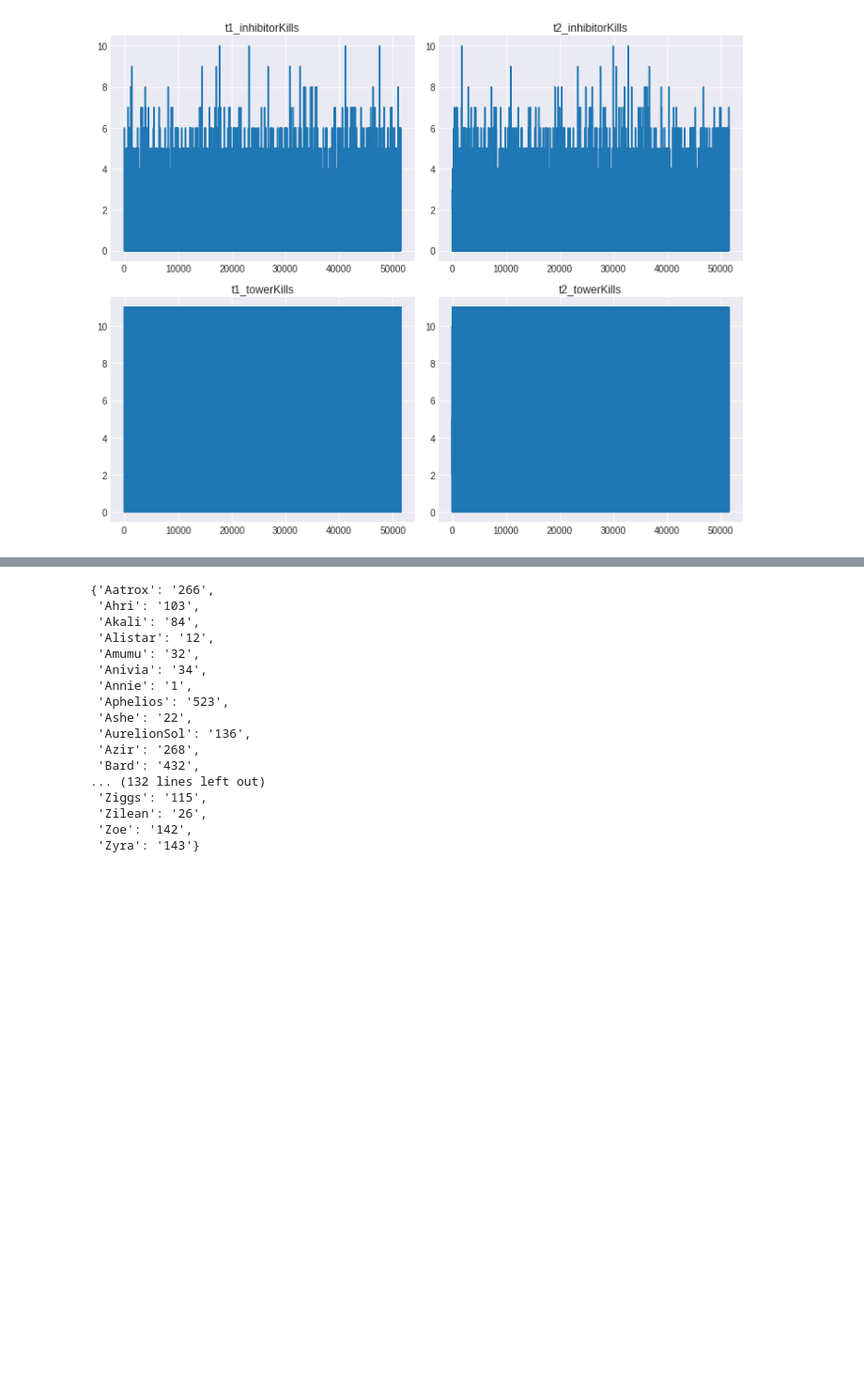
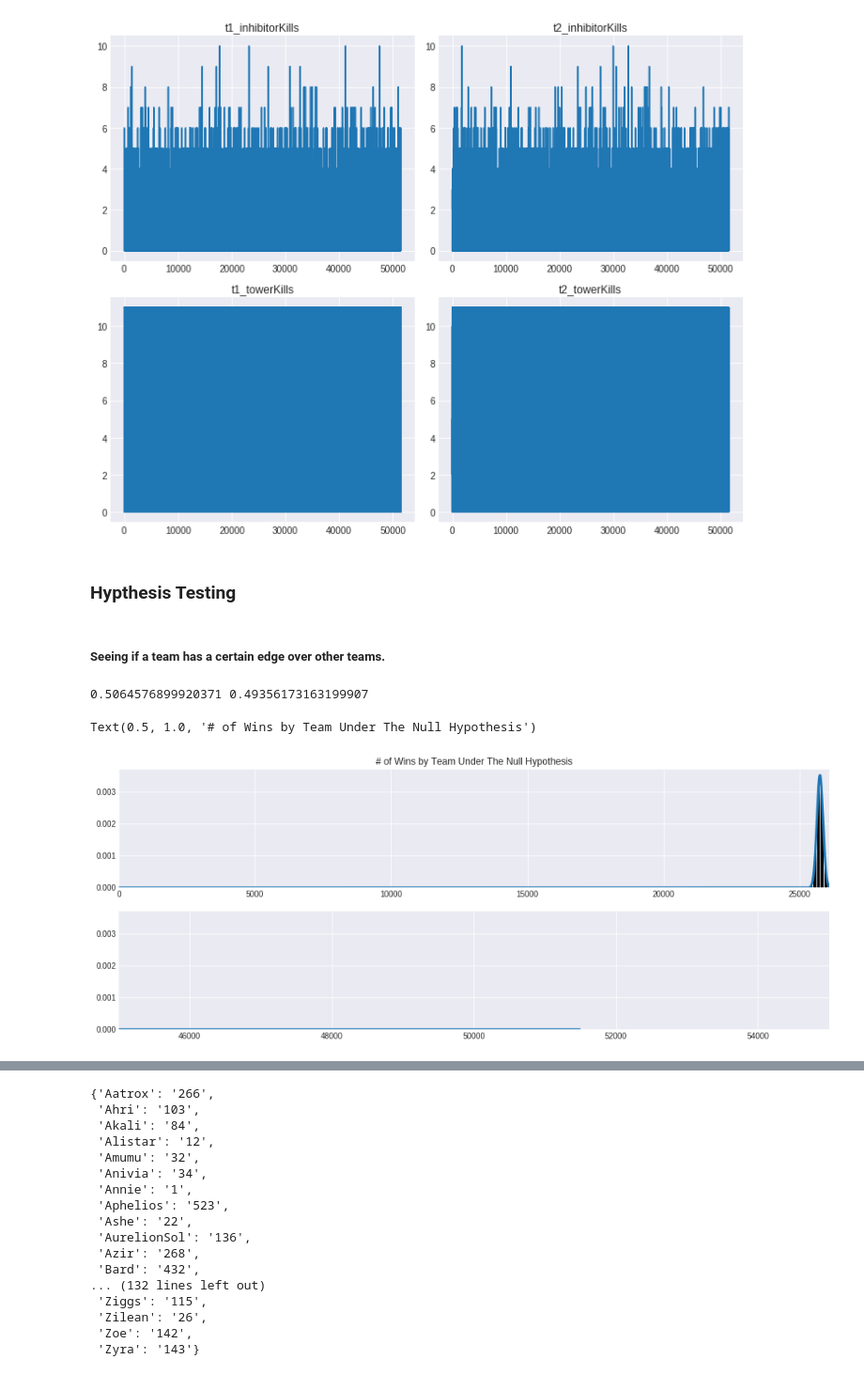
Before and after one commit to ehi58/League_of_Legends, a Jupyter notebook: League_of_Legends.ipynb, the cells around one changed output, grey strips where cells are left out. Shown at 94% size. Saved outputs shown, nothing was run; the diff lists cells and outputs as text; code cells hidden in the pictures; blank space fills up the shorter version.

```diff
--- a/League_of_Legends.ipynb
+++ b/League_of_Legends.ipynb
@@ -437,0 +422,31 @@ fig.tight_layout()
+# %% [markdown]
+### Hypthesis Testing
+# %% [markdown]
+##### Seeing if a team has a certain edge over other teams.
+# %%
+average_wins_team1 = 26077/51489
+average_wins_team2 = 25413/51489
+print(average_wins_team1, average_wins_team2)
+# %% [output]
+0.5064576899920371 0.49356173163199907
+# %%
+binomial = stats.binom(n=51489, p=0.50)
+binomial_mean = 0.5 * 51489
+binomial_var = 51489 * 0.5 * 0.5
+normal_approx = stats.norm(binomial_mean, np.sqrt(binomial_var))
+x = np.linspace(0, 51489, num=51000)
+# %%
+fig, axs = plt.subplots(2, figsize=(16, 6))
+bar_sizes = [binomial.pmf(i) for i in range(51489)]
+bars = axs[0].bar(range(51489), bar_sizes, color="black", align="center")
+axs[0].plot(x, normal_approx.pdf(x), linewidth=3)
+axs[0].set_xlim(0, 26077)
+
+bars = axs[1].bar(range(51489), bar_sizes, color="grey", align="center")
+axs[1].plot(x, normal_approx.pdf(x), linewidth=3)
+axs[1].set_xlim(45000, 55000)
+
+axs[0].set_title("# of Wins by A Team Under The Null Hypothesis")
+# %% [output]
+Text(0.5, 1.0, '# of Wins by Team Under The Null Hypothesis')
+[figure, added]
```
Also changed, not shown: parts of 10 cells of this notebook.
